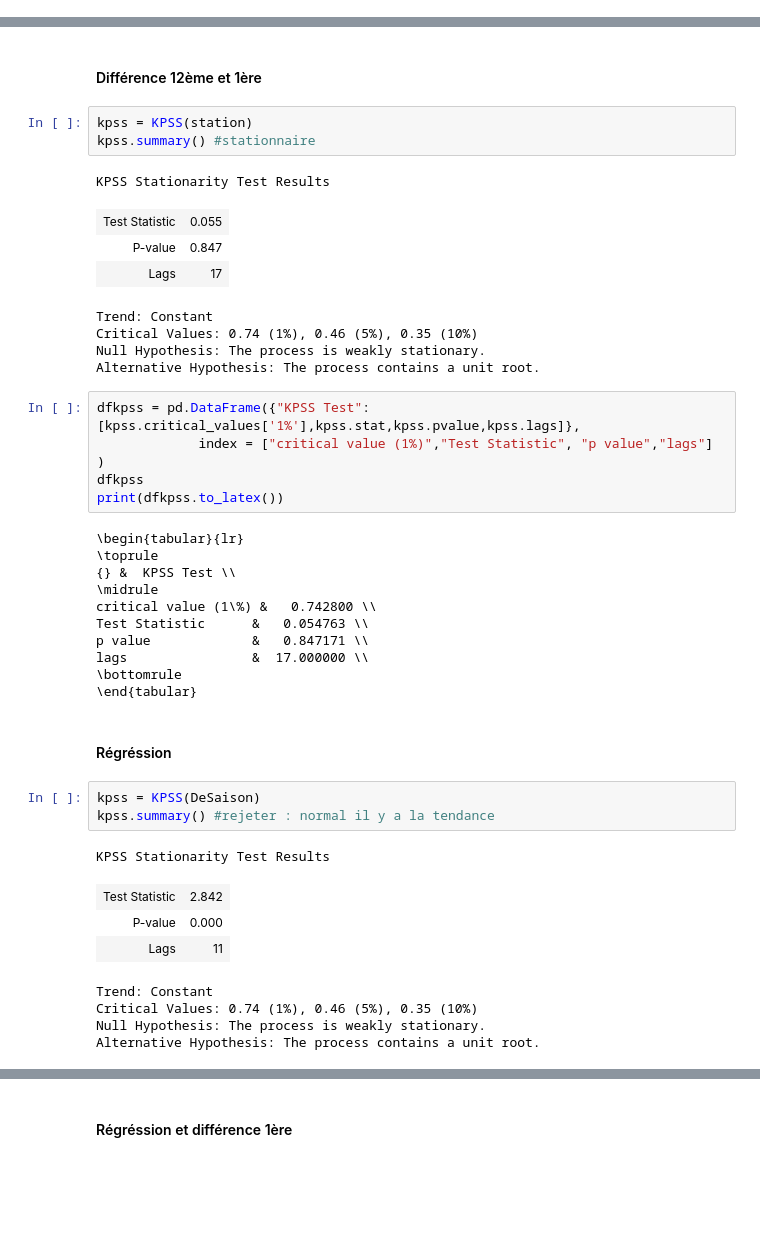
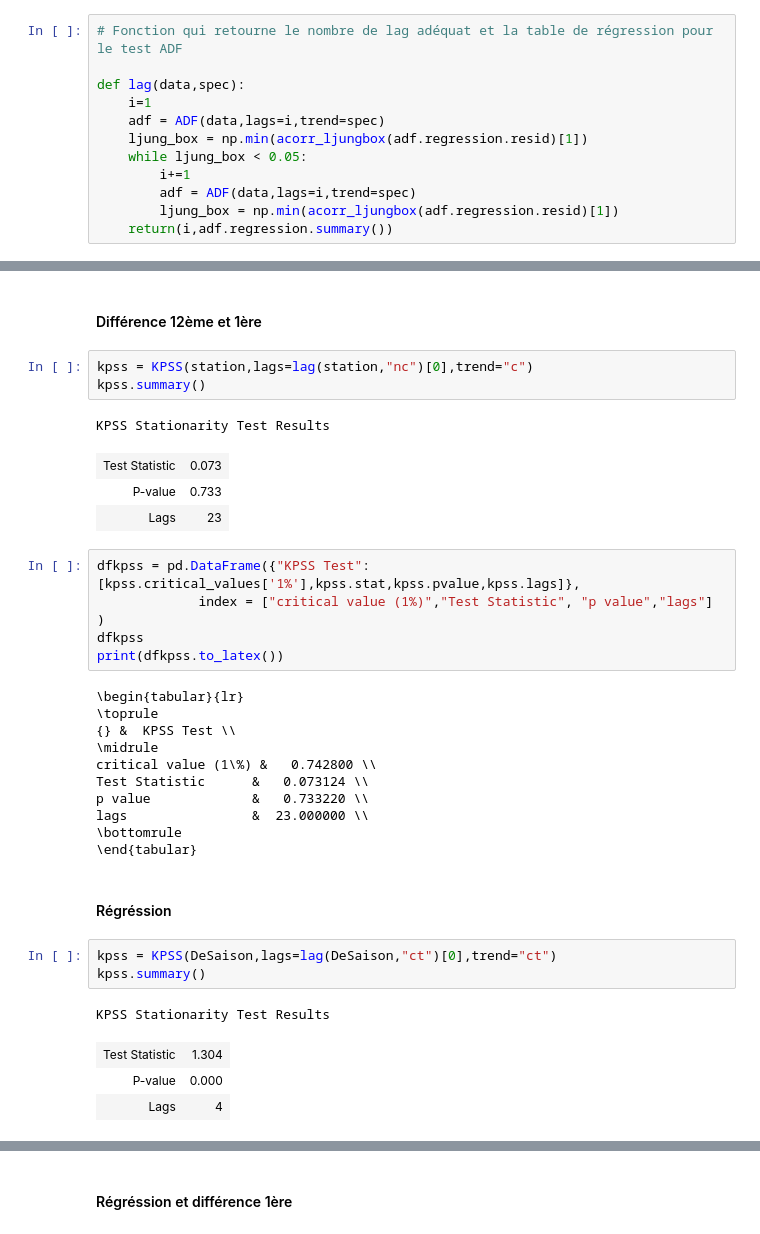
Before and after one commit to DimSum2k20/TimeSeries, a Jupyter notebook: partie1_etude_transform_serie.ipynb, the cells around one changed output, grey strips where cells are left out. Drawn from its saved outputs; the diff is of its cells as text; blank space fills up the shorter version.

```diff
--- a/partie1_etude_transform_serie.ipynb
+++ b/partie1_etude_transform_serie.ipynb
@@ -353,0 +361,12 @@ Valider nos transformations de données et vérifier la stationnarité. Permet n
+# %%
+# Fonction qui retourne le nombre de lag adéquat et la table de régression pour le test ADF
+
+def lag(data,spec):
+    i=1
+    adf = ADF(data,lags=i,trend=spec)
+    ljung_box = np.min(acorr_ljungbox(adf.regression.resid)[1])
+    while ljung_box < 0.05:
+        i+=1
+        adf = ADF(data,lags=i,trend=spec)
+        ljung_box = np.min(acorr_ljungbox(adf.regression.resid)[1])
+    return(i,adf.regression.summary())
@@ -579,17 +694,13 @@ lags                &   6.000000 \\
 # %% [markdown]
 #### Différence 12ème et 1ère
 # %%
-kpss = KPSS(station)
-kpss.summary() #stationnaire
+kpss = KPSS(station,lags=lag(station,"nc")[0],trend="c")
+kpss.summary()
 # %% [output]
 KPSS Stationarity Test Results
-| Test Statistic | 0.055 |
-| P-value | 0.847 |
-| Lags | 17 |
+| Test Statistic | 0.073 |
+| P-value | 0.733 |
+| Lags | 23 |
-Trend: Constant
-Critical Values: 0.74 (1%), 0.46 (5%), 0.35 (10%)
-Null Hypothesis: The process is weakly stationary.
-Alternative Hypothesis: The process contains a unit root.
 # %%
 dfkpss = pd.DataFrame({"KPSS Test":[kpss.critical_values['1%'],kpss.stat,kpss.pvalue,kpss.lags]},
              index = ["critical value (1%)","Test Statistic", "p value","lags"] )
@@ -601,25 +712,21 @@ print(dfkpss.to_latex())
 {} &  KPSS Test \\
 \midrule
 critical value (1\%) &   0.742800 \\
-Test Statistic      &   0.054763 \\
-p value             &   0.847171 \\
-lags                &  17.000000 \\
+Test Statistic      &   0.073124 \\
+p value             &   0.733220 \\
+lags                &  23.000000 \\
 \bottomrule
 \end{tabular}
 # %% [markdown]
 #### Régréssion
-# %%
-kpss = KPSS(DeSaison)
-kpss.summary() #rejeter : normal il y a la tendance
-# %% [output]
-KPSS Stationarity Test Results
-| Test Statistic | 2.842 |
-| P-value | 0.000 |
-| Lags | 11 |
-Trend: Constant
-Critical Values: 0.74 (1%), 0.46 (5%), 0.35 (10%)
-Null Hypothesis: The process is weakly stationary.
-Alternative Hypothesis: The process contains a unit root.
+# %%
+kpss = KPSS(DeSaison,lags=lag(DeSaison,"ct")[0],trend="ct")
+kpss.summary()
+# %% [output]
+KPSS Stationarity Test Results
+| Test Statistic | 1.304 |
+| P-value | 0.000 |
+| Lags | 4 |
 # %%
 dfkpss = pd.DataFrame({"KPSS Test":[kpss.critical_values['1%'],kpss.stat,kpss.pvalue,kpss.lags]},
              index = ["critical value (1%)","Test Statistic", "p value","lags"] )
```
Also changed, not shown: parts of 29 cells of this notebook, 1 other file.
